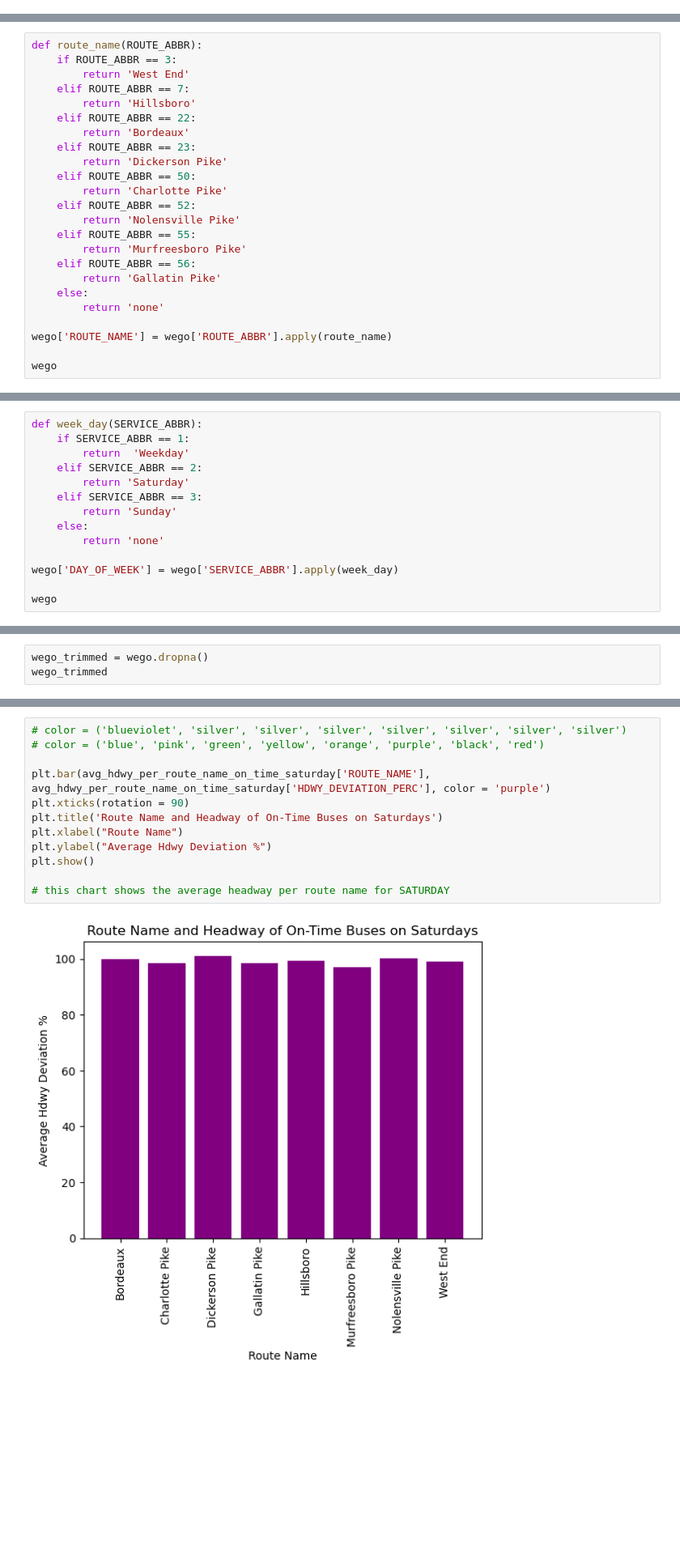
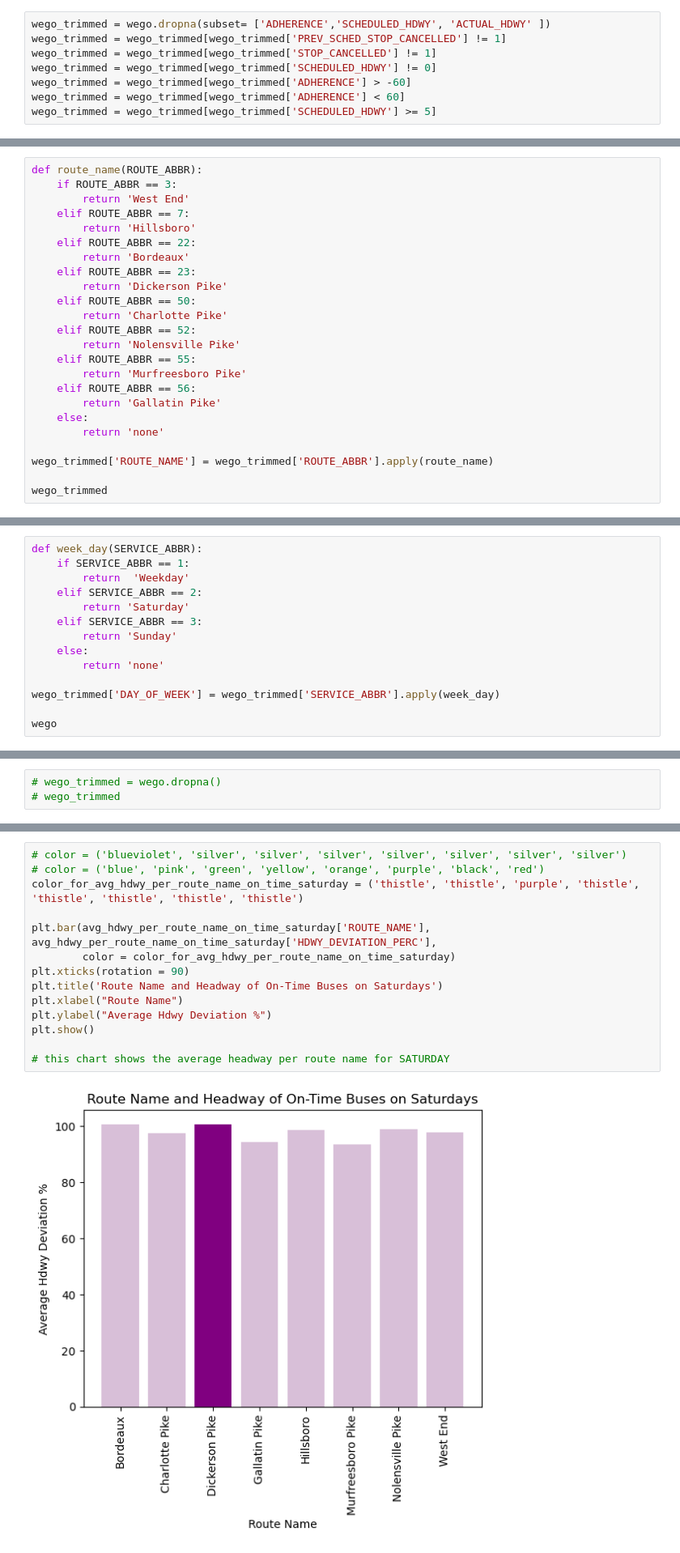
Before and after one commit to NSS-Data-Analytics-Cohort-11/wego-the-brotherhood-of-steel, a Jupyter notebook: notebooks/WeGo Project.ipynb, the cells around one changed output, grey strips where cells are left out. Shown at 81% size. Drawn from its saved outputs; the diff is of its cells as text; blank space fills up the shorter version.

```diff
--- a/notebooks/WeGo Project.ipynb
+++ b/notebooks/WeGo Project.ipynb
@@ -35,3 +38,11 @@ Index(['CALENDAR_ID', 'SERVICE_ABBR', 'ADHERENCE_ID', 'DATE', 'ROUTE_ABBR',
        'PREV_SCHED_STOP_CANCELLED', 'IS_RELIEF', 'DWELL_IN_MINS',
        'SCHEDULED_LAYOVER_MINUTES'],
       dtype='object')
+# %%
+wego_trimmed = wego.dropna(subset= ['ADHERENCE','SCHEDULED_HDWY', 'ACTUAL_HDWY' ])
+wego_trimmed = wego_trimmed[wego_trimmed['PREV_SCHED_STOP_CANCELLED'] != 1]
+wego_trimmed = wego_trimmed[wego_trimmed['STOP_CANCELLED'] != 1]
+wego_trimmed = wego_trimmed[wego_trimmed['SCHEDULED_HDWY'] != 0]
+wego_trimmed = wego_trimmed[wego_trimmed['ADHERENCE'] > -60]
+wego_trimmed = wego_trimmed[wego_trimmed['ADHERENCE'] < 60]
+wego_trimmed = wego_trimmed[wego_trimmed['SCHEDULED_HDWY'] >= 5]
@@ -56,8 +99,8 @@ def route_name(ROUTE_ABBR):
     else:
         return 'none'
 
-wego['ROUTE_NAME'] = wego['ROUTE_ABBR'].apply(route_name)
+wego_trimmed['ROUTE_NAME'] = wego_trimmed['ROUTE_ABBR'].apply(route_name)
 
-wego
+wego_trimmed
 # %% [output]
 |  | CALENDAR_ID | SERVICE_ABBR | ADHERENCE_ID | DATE | ROUTE_ABBR | BLOCK_ABBR | OPERATOR | TRIP_ID | ... |
@@ -84,7 +127,7 @@ def week_day(SERVICE_ABBR):
     else:
         return 'none'
 
-wego['DAY_OF_WEEK'] = wego['SERVICE_ABBR'].apply(week_day)
+wego_trimmed['DAY_OF_WEEK'] = wego_trimmed['SERVICE_ABBR'].apply(week_day)
 
 wego
 # %% [output]
@@ -104,3 +170,3 @@ wego
 # %%
-wego_trimmed = wego.dropna()
-wego_trimmed
+# wego_trimmed = wego.dropna()
+# wego_trimmed
@@ -1077,17 +1123,19 @@ avg_hdwy_per_route_name_on_time_saturday.rename(columns = {'ACTUAL_HDWY' : 'AVG_
 # %%
 # color = ('blueviolet', 'silver', 'silver', 'silver', 'silver', 'silver', 'silver', 'silver')
 # color = ('blue', 'pink', 'green', 'yellow', 'orange', 'purple', 'black', 'red')
+color_for_avg_hdwy_per_route_name_on_time_saturday = ('thistle', 'thistle', 'purple', 'thistle', 'thistle', 'thistle', 'thistle', 'thistle')
 
-plt.bar(avg_hdwy_per_route_name_on_time_saturday['ROUTE_NAME'], avg_hdwy_per_route_name_on_time_saturday['HDWY_DEVIATION_PERC'], color = 'purple')
+plt.bar(avg_hdwy_per_route_name_on_time_saturday['ROUTE_NAME'], avg_hdwy_per_route_name_on_time_saturday['HDWY_DEVIATION_PERC'],
+        color = color_for_avg_hdwy_per_route_name_on_time_saturday)
 plt.xticks(rotation = 90)
 plt.title('Route Name and Headway of On-Time Buses on Saturdays')
 plt.xlabel("Route Name")
 plt.ylabel("Average Hdwy Deviation %")
 plt.show()
 
 # this chart shows the average headway per route name for SATURDAY
 # %% [output]
-[figure, old version]
+[figure, new version]
 # %%
 on_time_sunday = filtered_cols_for_q_3[
     (filtered_cols_for_q_3['ADJUSTED_ONTIME_COUNT'] == 1)
```
Also changed, not shown: parts of 122 cells of this notebook.
